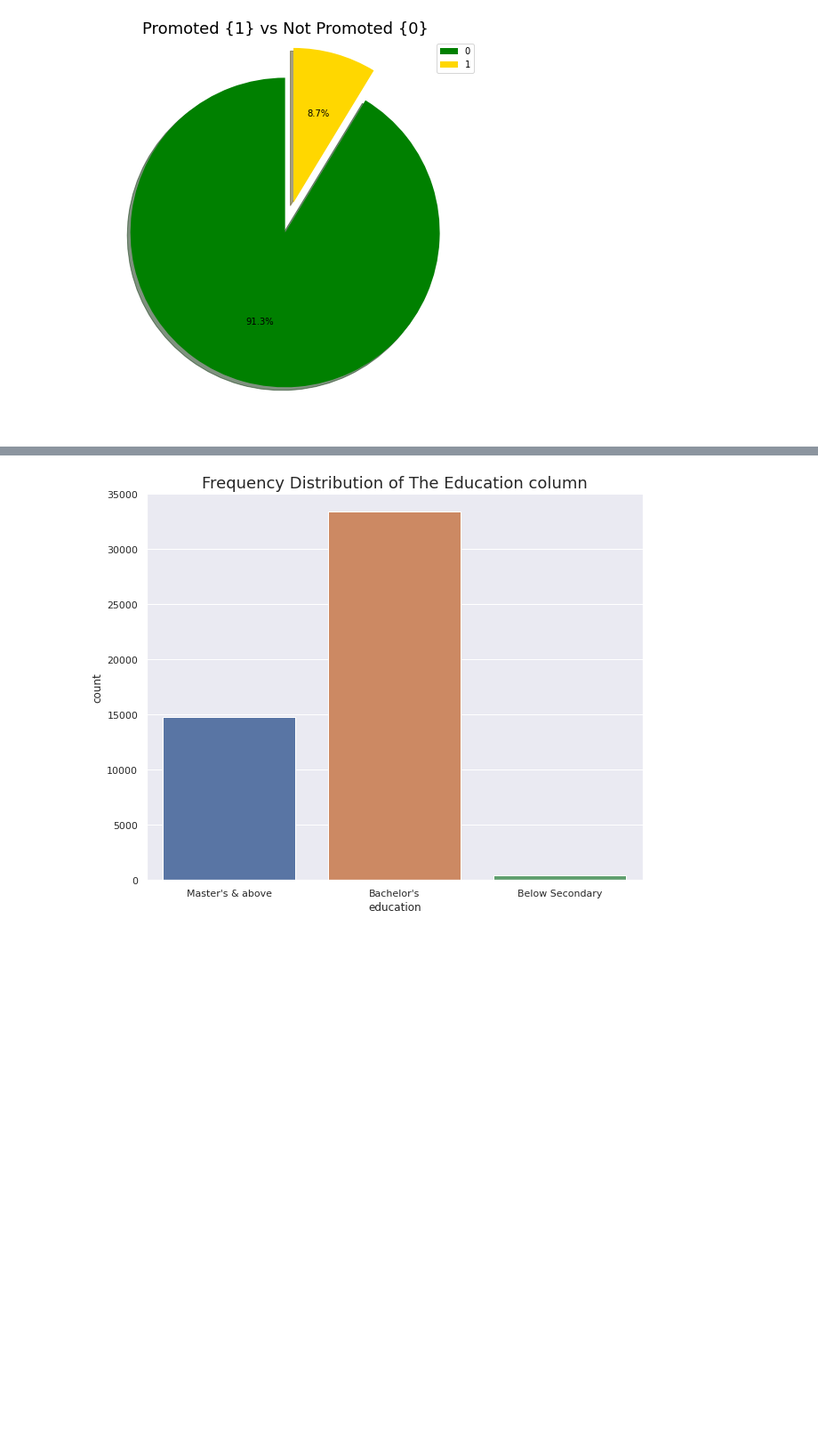
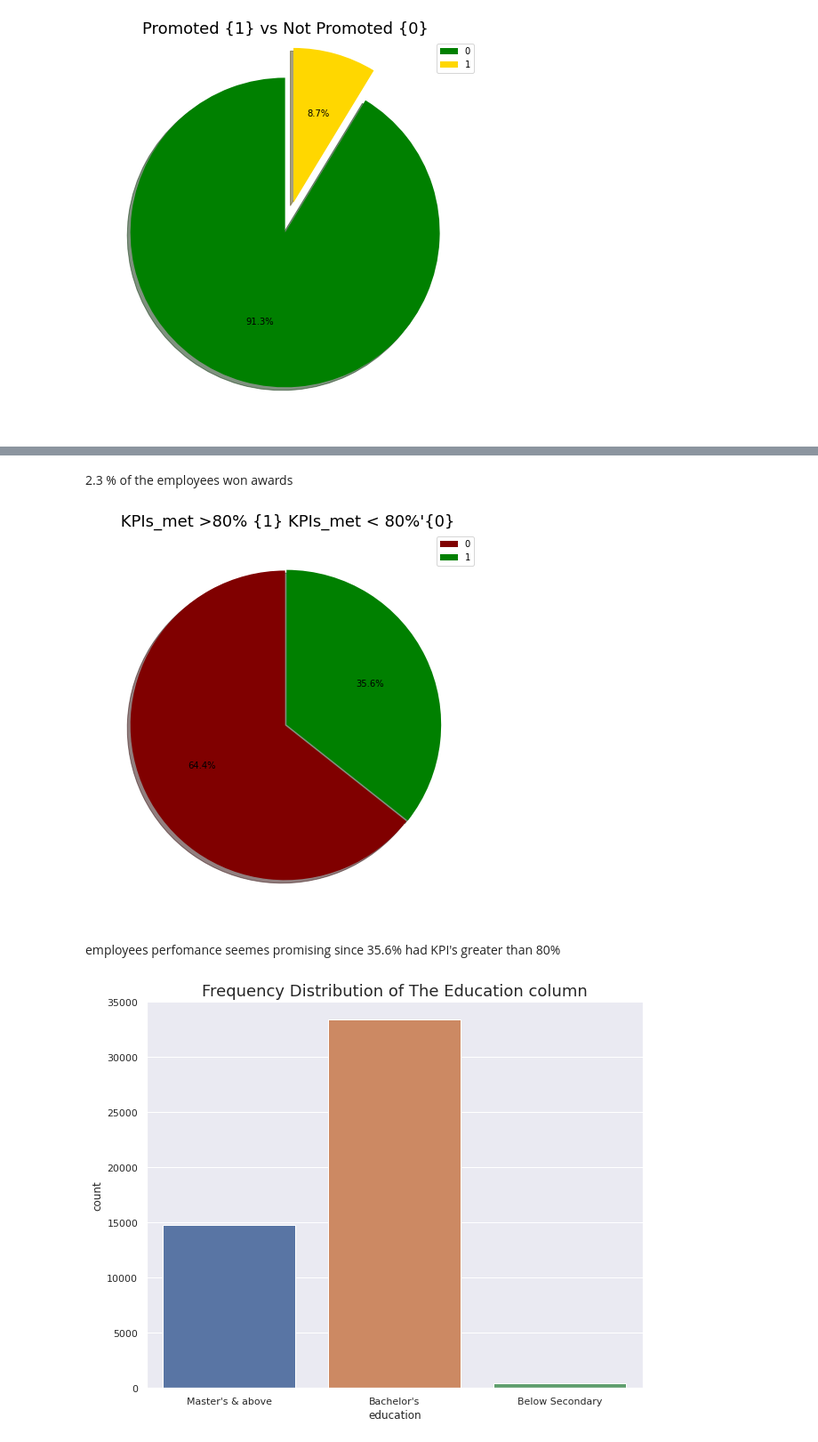
Before and after one commit to abel-keya/employee_promotion_recommender, a Jupyter notebook: employee_recomender_system_group5_cci.ipynb, the cells around one changed output, grey strips where cells are left out. Shown at 89% size. Cells and saved outputs as stored; diff of their text form; code cells hidden in the pictures; blank space fills up the shorter version.

```diff
--- a/employee_recomender_system_group5_cci.ipynb
+++ b/employee_recomender_system_group5_cci.ipynb
@@ -429,2 +465,21 @@ plt.show()
+# %% [markdown]
+2.3 %  of the employees won awards
+# %%
+#distribution of the KPI below and above 80%
+#---
+kpi=df1['KPIs_met >80%'].value_counts()
+labels = kpi.index
+colors = ['maroon', 'green']
+sizes = [kpi[0],kpi[1]]
+explode =(0,0.01)
+fig, ax1 = plt.subplots(figsize = (15,8))
+ax1.pie(sizes,colors= colors,explode= explode, autopct='%.1f%%',shadow=True, startangle=90);
+plt.title(" KPIs_met >80% {1} KPIs_met < 80%'{0}", fontsize = 18)
+ax1.legend(labels, loc = "upper right")
+plt.show()
+# %% [output]
+[figure, added]
+# %% [markdown]
+employees perfomance seemes promising since 35.6% had KPI's greater than 80%
 # %%
 # Plotting the education column
```
Also changed, not shown: parts of 34 cells of this notebook.
